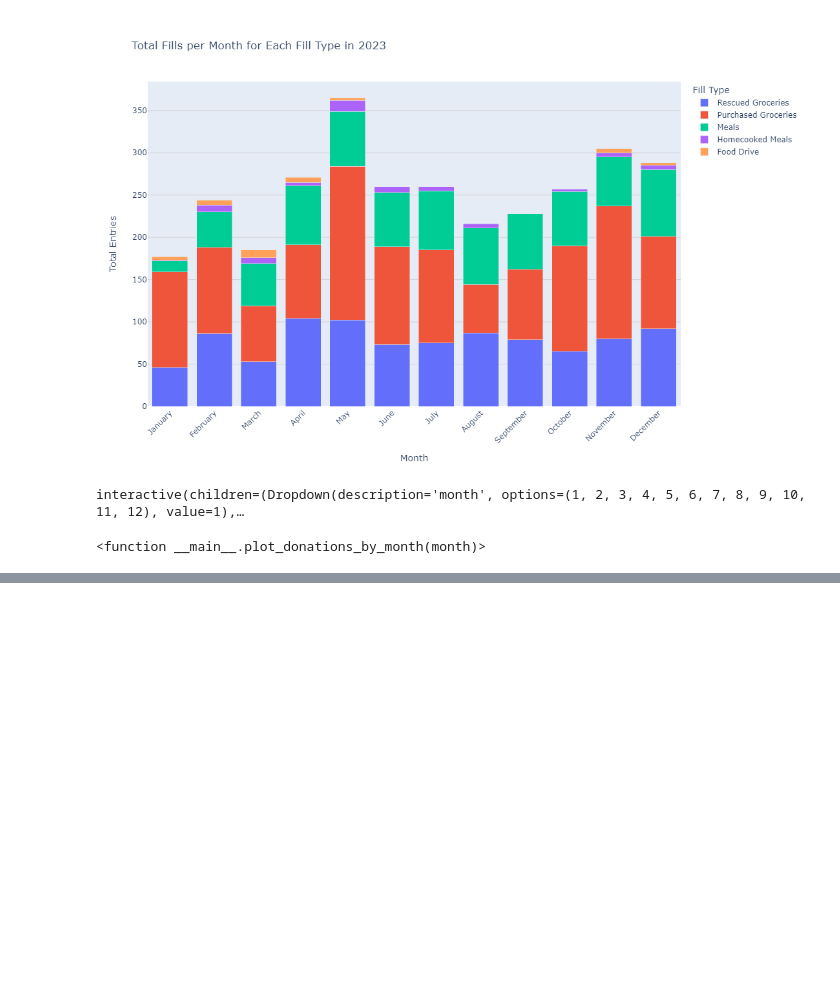
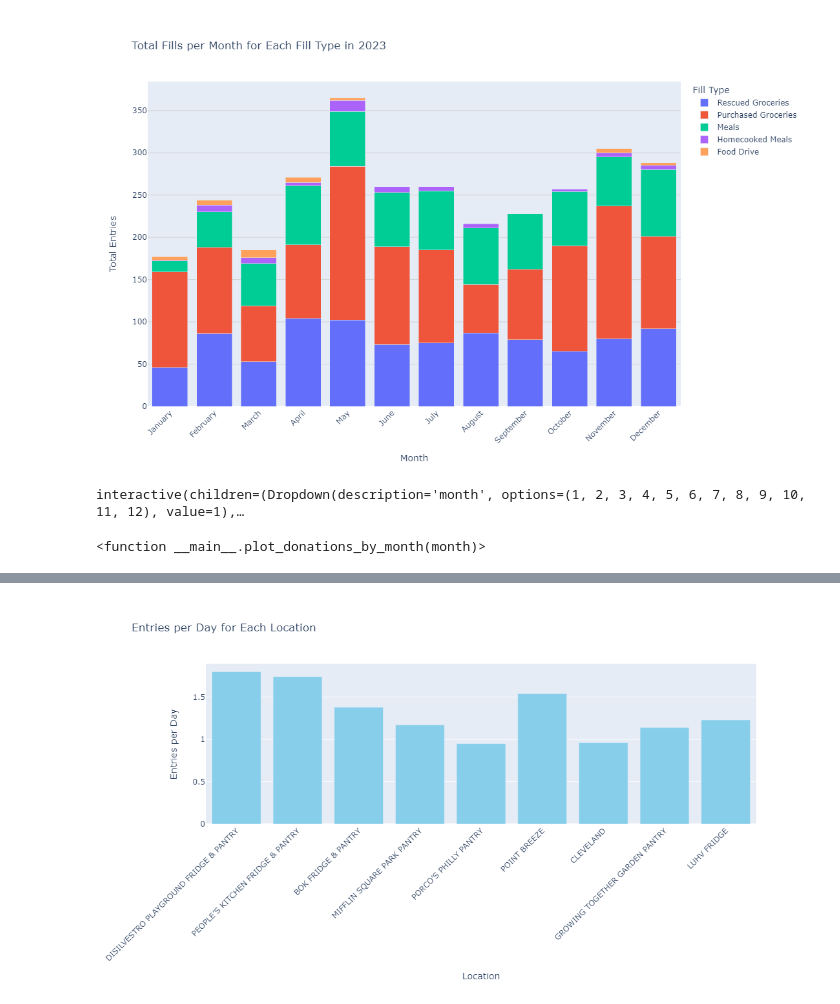
Before and after one commit to vjayne93/project-3-blue-team, a Jupyter notebook: fridge_fills_draft.ipynb, the cells around one changed output, grey strips where cells are left out. Cells and saved outputs as stored; diff of their text form; code cells hidden in the pictures; blank space fills up the shorter version.

```diff
--- a/fridge_fills_draft.ipynb
+++ b/fridge_fills_draft.ipynb
@@ -338,0 +449,32 @@ The get_cmap function was deprecated in Matplotlib 3.7 and will be removed two m
+# %%
+
+# Data for plotting
+locations = [
+    "DISILVESTRO PLAYGROUND FRIDGE & PANTRY",
+    "PEOPLE’S KITCHEN FRIDGE & PANTRY",
+    "BOK FRIDGE & PANTRY",
+    "MIFFLIN SQUARE PARK PANTRY",
+    "PORCO’S PHILLY PANTRY",
+    "POINT BREEZE",
+    "CLEVELAND",
+    "GROWING TOGETHER GARDEN PANTRY",
+    "LUHV FRIDGE"
+]
+entries_per_day = [
+    1.80, 1.74, 1.38, 1.17, 0.95, 1.54, 0.96, 1.14, 1.23
+]
+
+# Create bar plot
+fig = go.Figure([go.Bar(x=locations, y=entries_per_day, marker_color='skyblue')])
+fig.update_layout(
+    title='Entries per Day for Each Location',
+    xaxis=dict(title='Location'),
+    yaxis=dict(title='Entries per Day'),
+    xaxis_tickangle=-45,
+    height=600  # Adjust the height here (in pixels)
+)
+
+# Show plot
+fig.show()
+# %% [output]
+[figure, added]
```
Also changed, not shown: parts of 13 cells of this notebook, 1 other file.
